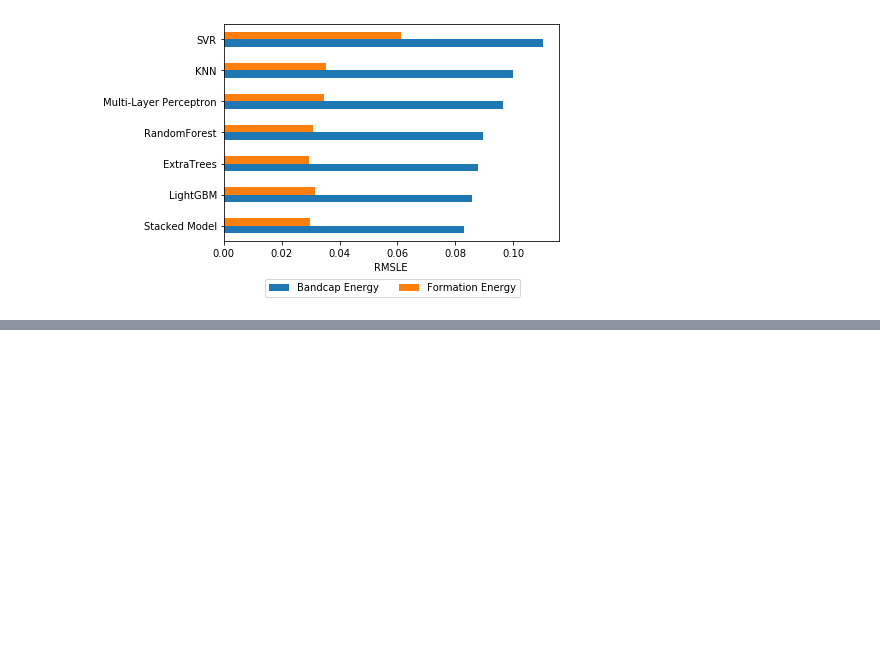
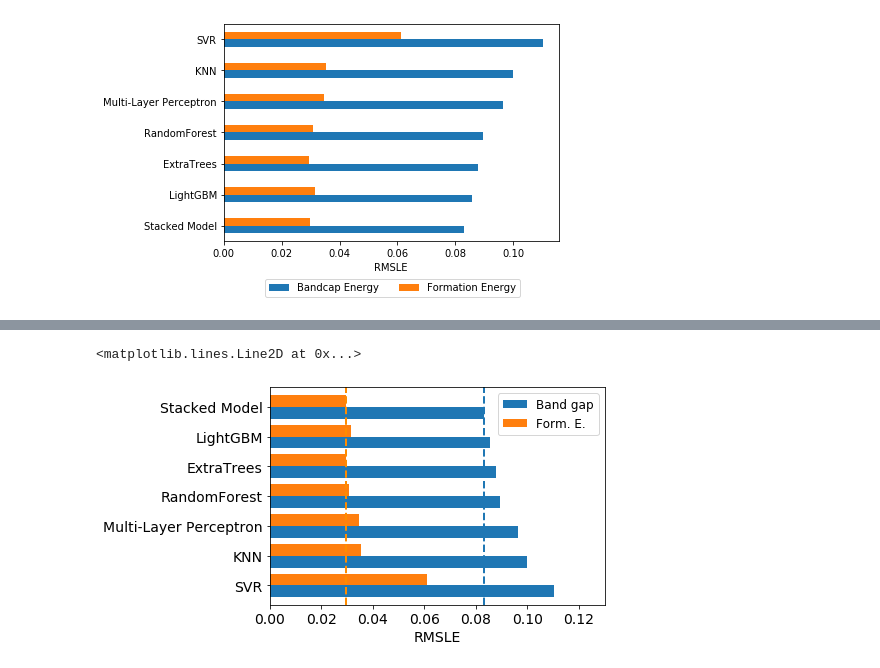
Before and after one commit to taidopurason/nomad2018, a Jupyter notebook: Model training 2.ipynb, the cells around one changed output, grey strips where cells are left out. Cells and saved outputs as stored; diff of their text form; code cells hidden in the pictures; blank space fills up the shorter version.

```diff
--- a/Model training 2.ipynb
+++ b/Model training 2.ipynb
@@ -601,0 +607,3 @@ plt.savefig("models.png", dpi=800,bbox_inches="tight")
+# %%
+df = pd.read_csv("results.csv")
+df = df.drop("Unnamed: 0", axis=1)
@@ -601,0 +621,2 @@ plt.savefig("models.png", dpi=800,bbox_inches="tight")
+# %%
+df.columns = ["Model","Band gap", "Form. E."]
@@ -601,0 +634,14 @@ plt.savefig("models.png", dpi=800,bbox_inches="tight")
+# %%
+fig, ax = subplots()
+df.sort_values(by="Band gap", ascending=False).plot.barh(x='Model', ax=ax,  align='center', width = 0.8)
+ax.set_xlabel("RMSLE", fontsize=14)
+ax.set_ylabel("", fontsize=14)
+ax.tick_params(axis='both', labelsize=14)
+ax.set_xlim(0,0.13)
+#ax.legend( bbox_to_anchor=(0.9, -0.15), ncol=2)
+ax.legend(fontsize=12)
+ax.axvline(x=0.083119, ls="--", lw=2)
+ax.axvline(x=0.029422, ls="--", lw=2, color="darkorange")
+# %% [output]
+<matplotlib.lines.Line2D at 0x...>
+[figure, added]
```
Also changed, not shown: parts of 5 cells of this notebook, 16 other files.
